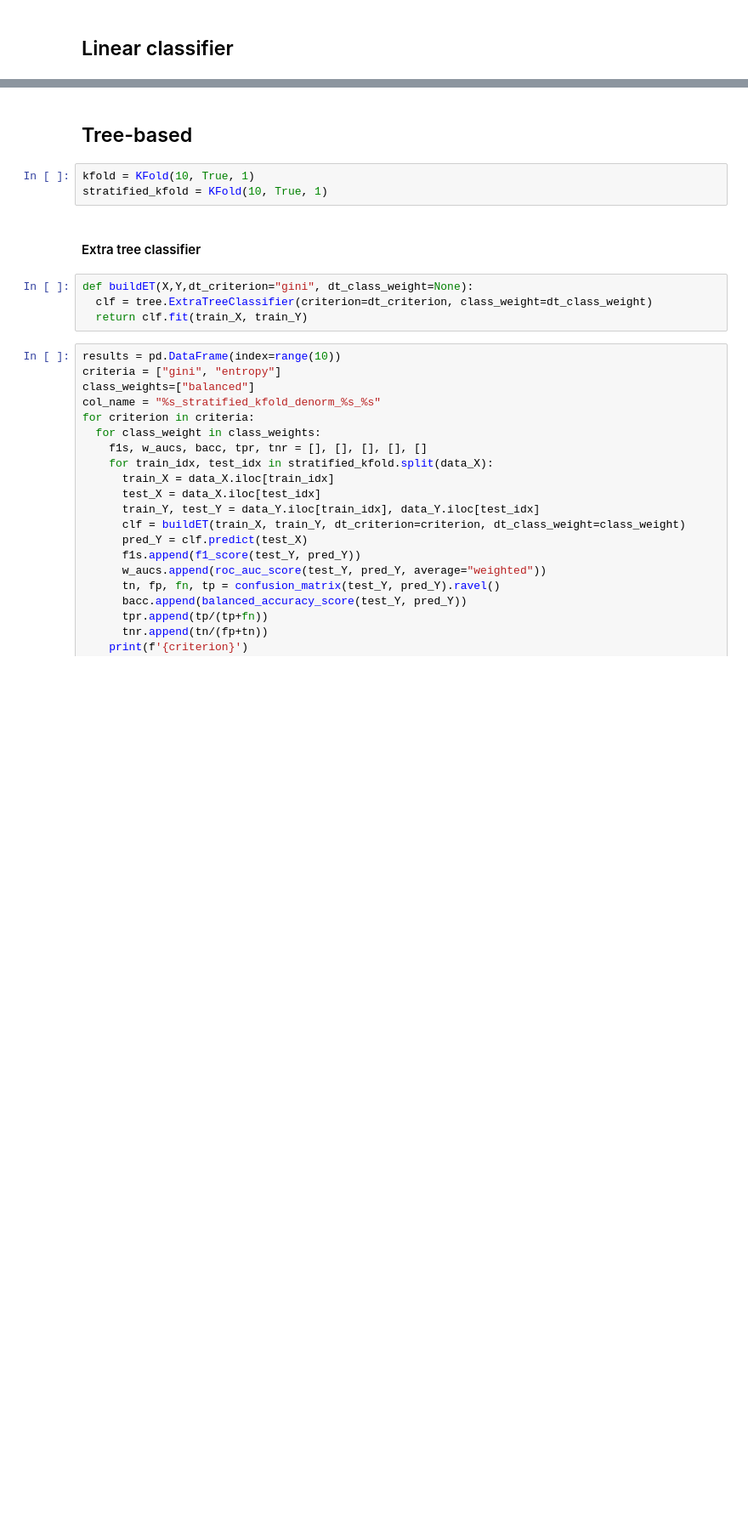
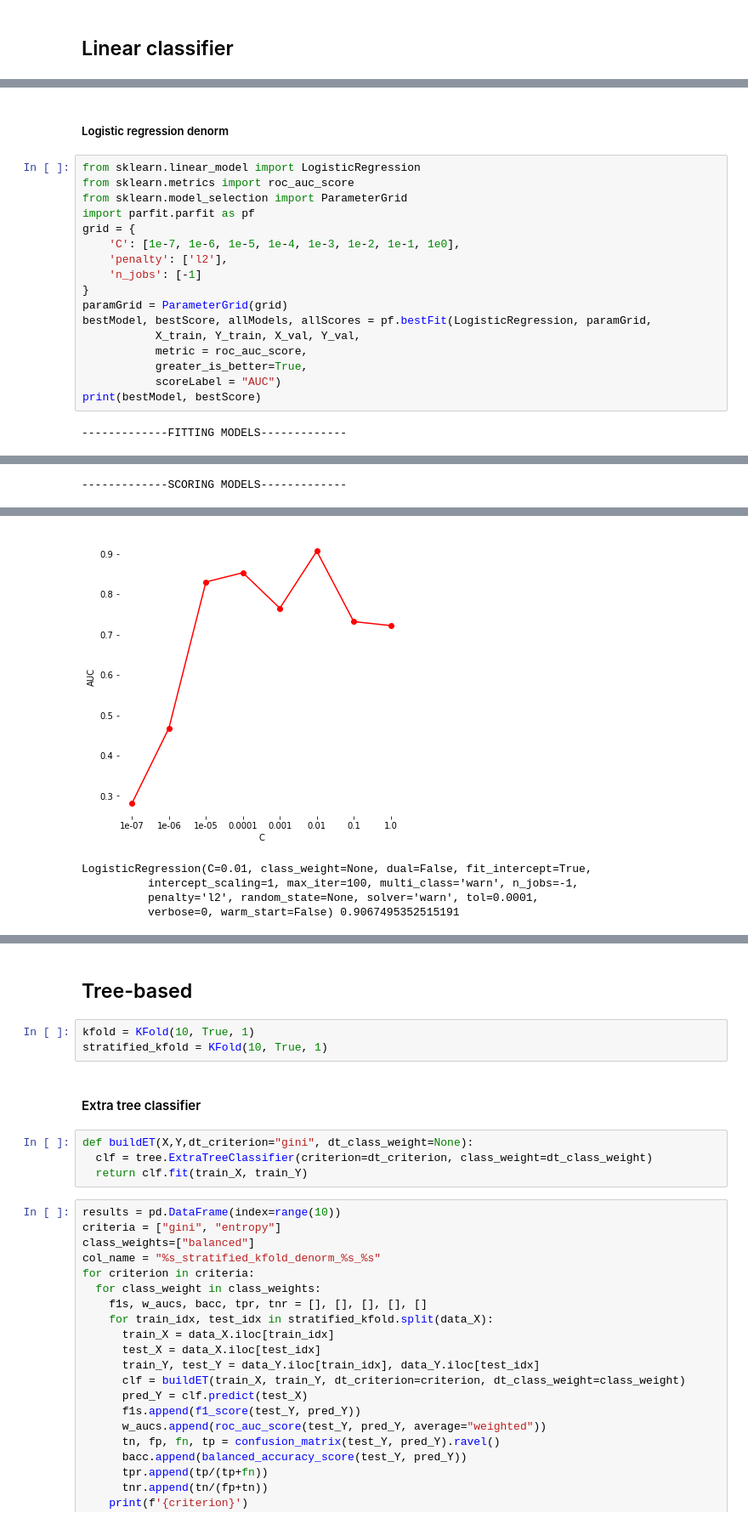
Before and after one commit to Dianna22/ML, a Jupyter notebook: SocialMediaBUZZ/data_preprocessing.ipynb, the cells around one changed output, grey strips where cells are left out. Shown: that part at 85% size. Cells and saved outputs as stored; diff of their text form; blank space fills up the shorter version.

```diff
--- a/SocialMediaBUZZ/data_preprocessing.ipynb
+++ b/SocialMediaBUZZ/data_preprocessing.ipynb
@@ -90,0 +230,21 @@ pd.DataFrame(norm_X_train).describe()
+# %% [markdown]
+##### Logistic regression denorm
+# %%
+from sklearn.linear_model import LogisticRegression
+from sklearn.metrics import roc_auc_score
+from sklearn.model_selection import ParameterGrid
+import parfit.parfit as pf
+grid = {
+    'C': [1e-7, 1e-6, 1e-5, 1e-4, 1e-3, 1e-2, 1e-1, 1e0],
+    'penalty': ['l2'],
+    'n_jobs': [-1]
+}
+paramGrid = ParameterGrid(grid)
+bestModel, bestScore, allModels, allScores = pf.bestFit(LogisticRegression, paramGrid,
+           X_train, Y_train, X_val, Y_val,
+           metric = roc_auc_score,
+           greater_is_better=True,
+           scoreLabel = "AUC")
+print(bestModel, bestScore)
+# %% [output]
+-------------FITTING MODELS-------------
@@ -90,0 +258 @@ pd.DataFrame(norm_X_train).describe()
+-------------SCORING MODELS-------------
@@ -90,0 +260,5 @@ pd.DataFrame(norm_X_train).describe()
+[figure, added]
+LogisticRegression(C=0.01, class_weight=None, dual=False, fit_intercept=True,
+          intercept_scaling=1, max_iter=100, multi_class='warn', n_jobs=-1,
+          penalty='l2', random_state=None, solver='warn', tol=0.0001,
+          verbose=0, warm_start=False) 0.9067495352515191
```
Also changed, not shown: parts of 94 cells of this notebook.
